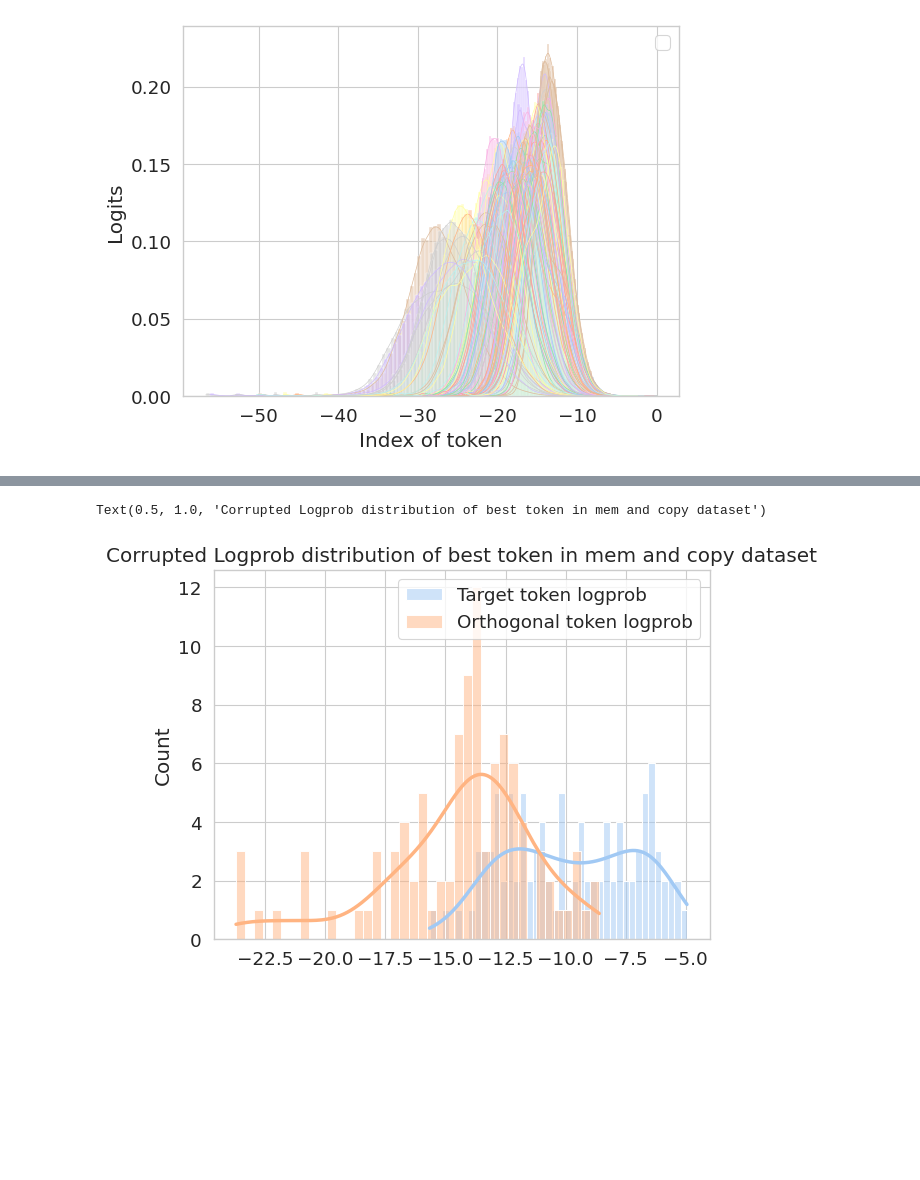
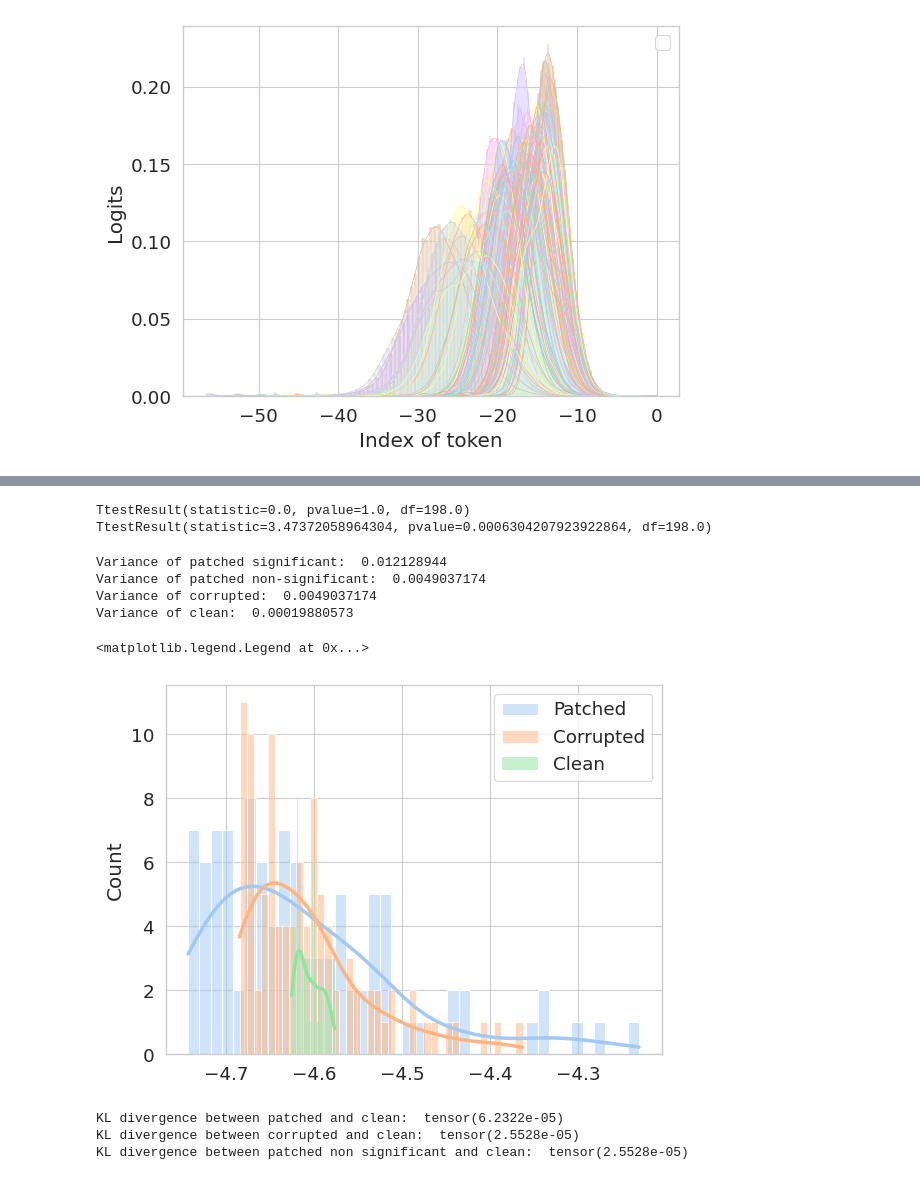
Before and after one commit to francescortu/comp-mech, a Jupyter notebook: notebooks/investigate_variance.ipynb, the cells around one changed output, grey strips where cells are left out. Saved outputs shown, nothing was run; the diff lists cells and outputs as text; code cells hidden in the pictures; blank space fills up the shorter version.

```diff
--- a/notebooks/investigate_variance.ipynb
+++ b/notebooks/investigate_variance.ipynb
@@ -31,10 +29,11 @@ model = WrapHookedTransformer.from_pretrained("gpt2")
 Using pad_token, but it is not set yet.
 Loaded pretrained model gpt2 into HookedTransformer
 # %%
+dataset = Dataset("../data/dataset_gpt2.json")
 dataset.print_statistics()
-# dataset.filter(filter_value=0.23)
+dataset.filter(filter_key = "cp", filter_interval=(0.2,0.25))
 dataset.print_statistics()
-dataset.random_sample(100, 16)
+dataset.random_sample(100, 15)
 # %% [output]
 ----------------------------
 Memorizing win number of examples: 9916
@@ -97,8 +96,8 @@ plt.show()
 # %% [markdown]
 ## Variance in the logits
 # %%
-pos_logits = model([d["premise"] for d in dataset.pos_dataset])
-neg_logits = model([d["premise"] for d in dataset.neg_dataset])
+pos_logits, pos_clean_cache = model.run_with_cache([d["premise"] for d in dataset.pos_dataset])
+neg_logits, neg_clean_cache = model.run_with_cache([d["premise"] for d in dataset.neg_dataset])
 # %%
 pos_probs = torch.log_softmax(pos_logits, dim=-1)[:,-1,:]
 neg_probs = torch.log_softmax(neg_logits, dim=-1)[:, -1, :]
@@ -166,16 +167,16 @@ plt.title("Logprob distribution of best token in mem and copy dataset")
 pos_input_emb_corrupted = dataset.add_noise(
     model,
     [d["premise"] for d in dataset.pos_dataset],
-    noise_index=[1, 2, 3, 8, 9, 10, 11],
+    noise_index=[1,2,3],
     target_win=8,
-    noise_mlt=1.2
+    noise_mlt=3
 )
 neg_input_emb_corrupted = dataset.add_noise(
     model,
     [d["premise"] for d in dataset.neg_dataset],
     noise_index=[1, 2, 3, 8, 9, 10, 11],
     target_win=8,
-    noise_mlt=1.2
+    noise_mlt=2
 )
 
 pos_corrupted_logit, pos_corrupted_cache = model.run_with_cache_from_embed(pos_input_emb_corrupted)
@@ -222,17 +338,56 @@ No artists with labels found to put in legend.  Note that artists whose label st
+# %%
+from scipy.stats import ttest_ind, wilcoxon
+print(ttest_ind(pos_patched_logit_non_significant.detach().numpy(), pos_corrupted_logprobs_target.detach().numpy()))
+print(ttest_ind(pos_patched_logprob_target_significant.detach().numpy(), pos_corrupted_logprobs_target.detach().numpy()))
+# %% [output]
+TtestResult(statistic=0.0, pvalue=1.0, df=198.0)
+TtestResult(statistic=3.47372058964304, pvalue=0.0006304207923922864, df=198.0)
+# %%
+#print all the variance
+print("Variance of patched significant: ", pos_patched_logprob_target_significant.var().detach().numpy())
+print("Variance of patched non-significant: ", pos_patched_logit_non_significant.var().detach().numpy())
+print("Variance of corrupted: ", pos_corrupted_logprobs_target.var().detach().numpy())
+print("Variance of clean: ", pos_clean_logprob_target.var().detach().numpy())
+# %% [output]
+Variance of patched significant:  0.012128944
+Variance of patched non-significant:  0.0049037174
+Variance of corrupted:  0.0049037174
+Variance of clean:  0.00019880573
 # %%
-#extract the logprob for the target token and orthogonal token
-pos_target_logprob = pos_corrupted_probs.gather(-1, index=pos_target_ids["target"]).squeeze(-1)
-neg_orthogonal_logprob = neg_corrupted_probs.gather(-1, index=neg_target_ids["orthogonal"]).squeeze(-1)
-
-#plot the distribution of logprob for target token and orthogonal token
+# plot the distribution of logprob for target token and orthogonal token
 sns.set_style("whitegrid")
 sns.set_palette("pastel")
 sns.set_context("paper", font_scale=1.5, rc={"lines.linewidth": 2.5})
-sns.histplot(pos_target_logprob.detach().numpy(), bins=40, label="Target token logprob", kde=True)
-sns.histplot(neg_orthogonal_logprob.detach().numpy(), bins=40, label="Orthogonal token logprob", kde=True)
+sns.histplot(torch.log_softmax(pos_patched_logprob_target_significant, dim=0).detach().numpy(), bins=40, label="Patched", kde=True)
+sns.histplot(torch.log_softmax(pos_corrupted_logprobs_target, dim=0).detach().numpy(), bins=40, label="Corrupted", kde=True)
+sns.histplot(torch.log_softmax(pos_clean_logprob_target, dim=0).detach().numpy(), bins=40, label="Clean", kde=True)
+
+sns.histplot()
 plt.legend()
-plt.title("Corrupted Logprob distribution of best token in mem and copy dataset")
-#plot mean of target_win_pro
 # %% [output]
-Text(0.5, 1.0, 'Corrupted Logprob distribution of best token in mem and copy dataset')
+<matplotlib.legend.Legend at 0x...>
-[figure, old version]
+[figure, new version]
+# %%
+# measure kl divergence
+kl_patched_clean = torch.nn.functional.kl_div(
+    torch.log_softmax(pos_patched_logprob_target_significant, dim=0),
+    torch.log_softmax(pos_clean_logprob_target, dim=0),
+    log_target=True
+)
+kl_patched_non_significant_clean = torch.nn.functional.kl_div(
+    torch.log_softmax(pos_patched_logit_non_significant, dim=0),
+    torch.log_softmax(pos_clean_logprob_target, dim=0),
+    log_target=True
+)
+kl_corrupted_clean = torch.nn.functional.kl_div(
+    torch.log_softmax(pos_corrupted_logprobs_target, dim=0),
+    torch.log_softmax(pos_clean_logprob_target, dim=0),
+    log_target=True
+)
+print("KL divergence between patched and clean: ", kl_patched_clean)
+print("KL divergence between corrupted and clean: ", kl_corrupted_clean)
+print("KL divergence between patched non significant and clean: ", kl_patched_non_significant_clean)
+# %% [output]
+KL divergence between patched and clean:  tensor(6.2322e-05)
+KL divergence between corrupted and clean:  tensor(2.5528e-05)
+KL divergence between patched non significant and clean:  tensor(2.5528e-05)
```
Also changed, not shown: parts of 20 cells of this notebook, 2 other files.
